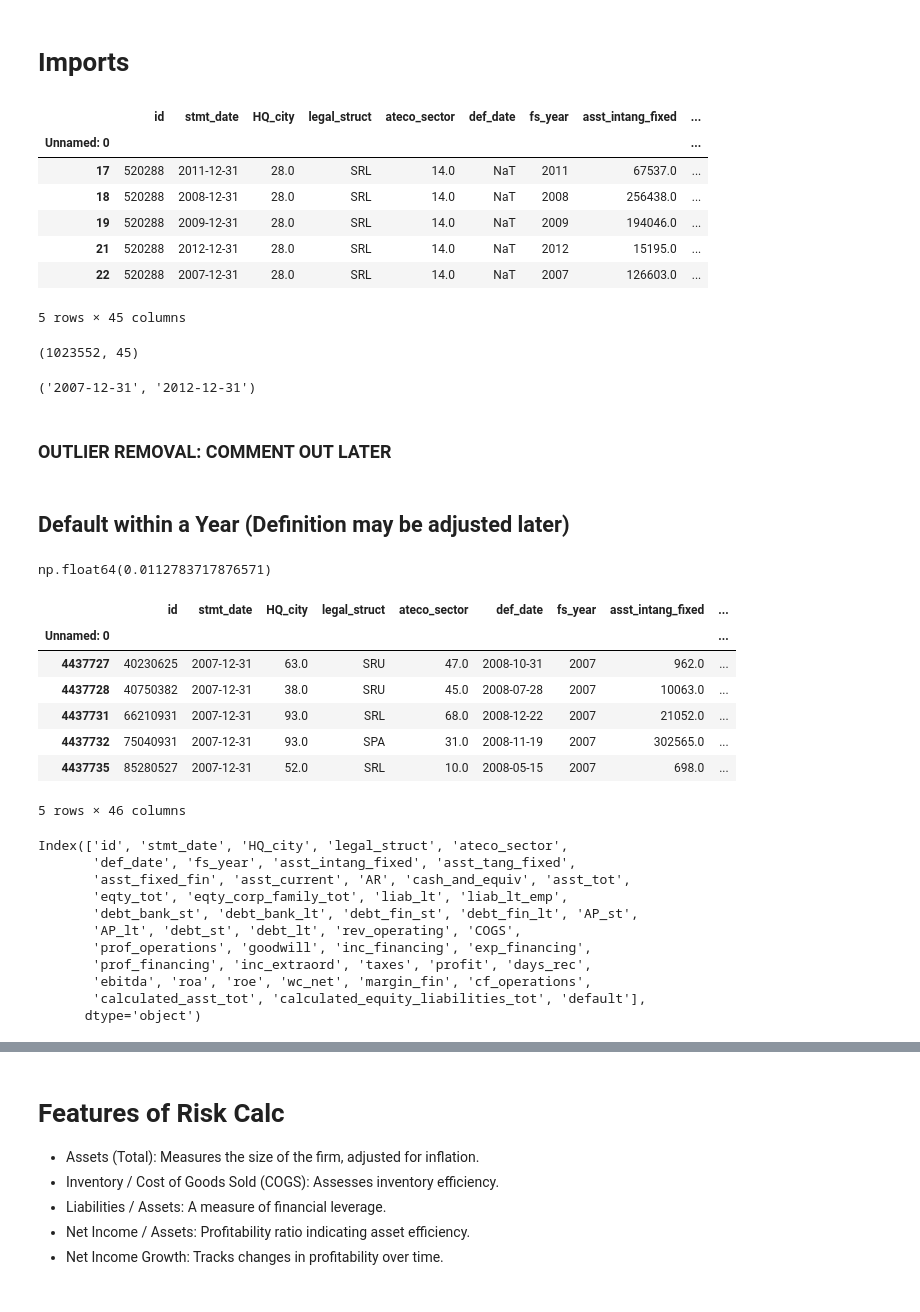
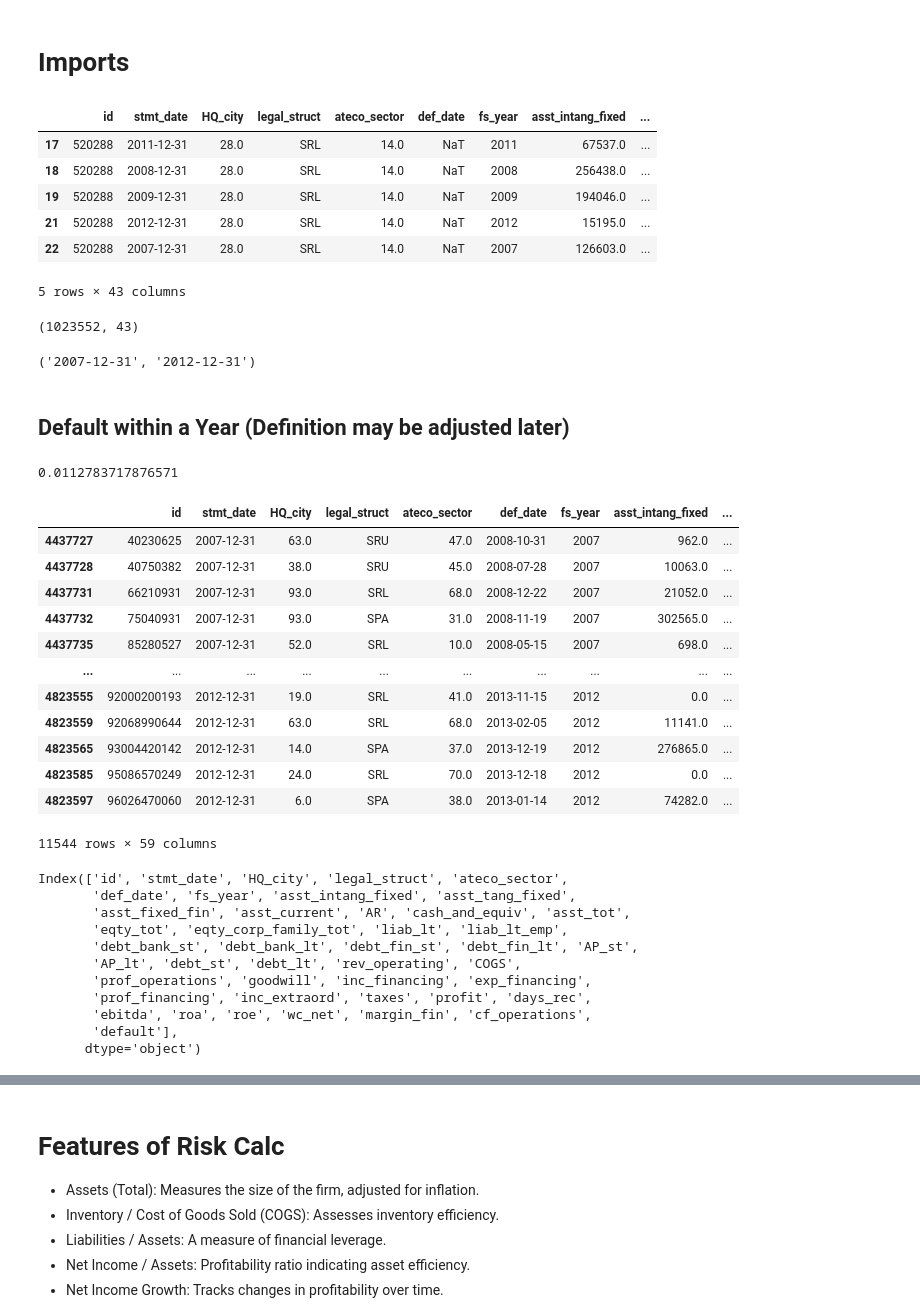
Before and after one commit to Juanroalvarado/ml-finance-credit-default, a Jupyter notebook: processing/risk_calc_features.ipynb, the cells around one changed output, grey strips where cells are left out. Cells and saved outputs as stored; diff of their text form; code cells hidden in the pictures.

```diff
--- a/processing/risk_calc_features.ipynb
+++ b/processing/risk_calc_features.ipynb
@@ -8,27 +8,24 @@ import seaborn as sns
 import warnings
 warnings.filterwarnings("ignore")
 # %%
-file_path = '../data/imputed_train.csv'
+file_path = 'train.csv'
 df = pd.read_csv(file_path, index_col=0)
 df.head()
 # %% [output]
 |  | id | stmt_date | HQ_city | legal_struct | ateco_sector | def_date | fs_year | asst_intang_fixed | ... |
-| Unnamed: 0 |  |  |  |  |  |  |  |  | ... |
 | 17 | 520288 | 2011-12-31 | 28.0 | SRL | 14.0 | NaT | 2011 | 67537.0 | ... |
 | 18 | 520288 | 2008-12-31 | 28.0 | SRL | 14.0 | NaT | 2008 | 256438.0 | ... |
 | 19 | 520288 | 2009-12-31 | 28.0 | SRL | 14.0 | NaT | 2009 | 194046.0 | ... |
 | 21 | 520288 | 2012-12-31 | 28.0 | SRL | 14.0 | NaT | 2012 | 15195.0 | ... |
 | 22 | 520288 | 2007-12-31 | 28.0 | SRL | 14.0 | NaT | 2007 | 126603.0 | ... |
-5 rows × 45 columns
+5 rows × 43 columns
 # %%
 df.shape
 # %% [output]
-(1023552, 45)
+(1023552, 43)
 # %%
 df['stmt_date'].min(),df['stmt_date'].max()
 # %% [output]
 ('2007-12-31', '2012-12-31')
 # %%
 #
-# %% [markdown]
-### OUTLIER REMOVAL: COMMENT OUT LATER
@@ -52,18 +43,23 @@ df['default'] = ((df['def_date'] >= df['stmt_date']) & (df['def_date'] <= one_ye
 # %%
 df['default'].mean()
 # %% [output]
-np.float64(0.0112783717876571)
+0.0112783717876571
 # %%
-df[df['default'] == 1].head()
+df[df['default'] == 1]
 # %% [output]
 |  | id | stmt_date | HQ_city | legal_struct | ateco_sector | def_date | fs_year | asst_intang_fixed | ... |
-| Unnamed: 0 |  |  |  |  |  |  |  |  | ... |
 | 4437727 | 40230625 | 2007-12-31 | 63.0 | SRU | 47.0 | 2008-10-31 | 2007 | 962.0 | ... |
 | 4437728 | 40750382 | 2007-12-31 | 38.0 | SRU | 45.0 | 2008-07-28 | 2007 | 10063.0 | ... |
 | 4437731 | 66210931 | 2007-12-31 | 93.0 | SRL | 68.0 | 2008-12-22 | 2007 | 21052.0 | ... |
 | 4437732 | 75040931 | 2007-12-31 | 93.0 | SPA | 31.0 | 2008-11-19 | 2007 | 302565.0 | ... |
 | 4437735 | 85280527 | 2007-12-31 | 52.0 | SRL | 10.0 | 2008-05-15 | 2007 | 698.0 | ... |
+| ... | ... | ... | ... | ... | ... | ... | ... | ... | ... |
+| 4823555 | 92000200193 | 2012-12-31 | 19.0 | SRL | 41.0 | 2013-11-15 | 2012 | 0.0 | ... |
+| 4823559 | 92068990644 | 2012-12-31 | 63.0 | SRL | 68.0 | 2013-02-05 | 2012 | 11141.0 | ... |
+| 4823565 | 93004420142 | 2012-12-31 | 14.0 | SPA | 37.0 | 2013-12-19 | 2012 | 276865.0 | ... |
+| 4823585 | 95086570249 | 2012-12-31 | 24.0 | SRL | 70.0 | 2013-12-18 | 2012 | 0.0 | ... |
+| 4823597 | 96026470060 | 2012-12-31 | 6.0 | SPA | 38.0 | 2013-01-14 | 2012 | 74282.0 | ... |
-5 rows × 46 columns
+11544 rows × 59 columns
 # %%
 df.columns
 # %% [output]
@@ -76,7 +72,7 @@ Index(['id', 'stmt_date', 'HQ_city', 'legal_struct', 'ateco_sector',
        'prof_operations', 'goodwill', 'inc_financing', 'exp_financing',
        'prof_financing', 'inc_extraord', 'taxes', 'profit', 'days_rec',
        'ebitda', 'roa', 'roe', 'wc_net', 'margin_fin', 'cf_operations',
-       'calculated_asst_tot', 'calculated_equity_liabilities_tot', 'default'],
+       'default'],
       dtype='object')
 # %%
 # Check for missing values
```
Also changed, not shown: parts of 8 cells of this notebook, 1 other file.
